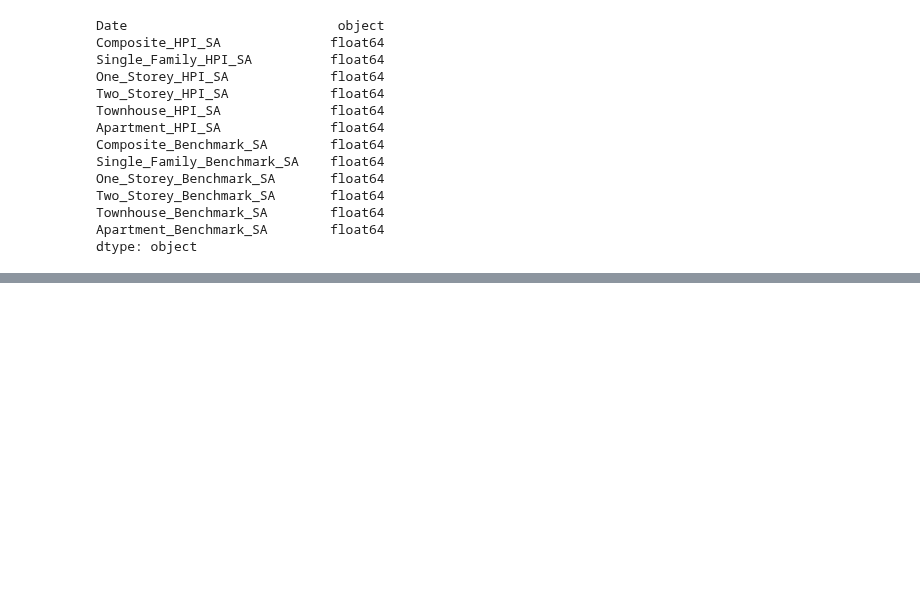
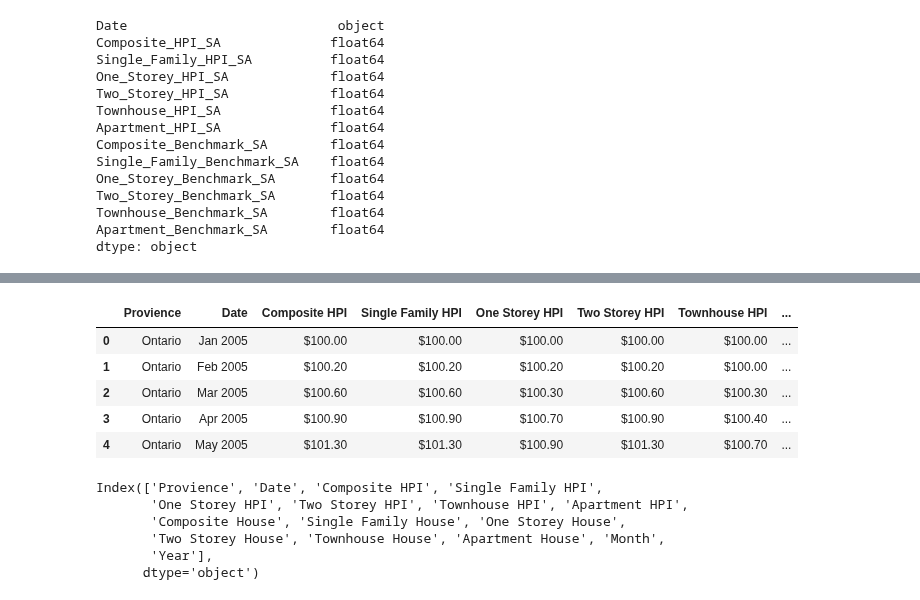
Before and after one commit to JasleenShergill/Covid-s-Effect-on-Real-Estate, a Jupyter notebook: realestate.ipynb, the cells around one changed output, grey strips where cells are left out. Saved outputs shown, nothing was run; the diff lists cells and outputs as text; code cells hidden in the pictures; blank space fills up the shorter version.

```diff
--- a/realestate.ipynb
+++ b/realestate.ipynb
@@ -307,0 +338,20 @@ concat_df.to_csv("Output/real_estate_clean.csv",
+# %%
+# Extracting year from Date
+concat_df[["Month","Year"]]= concat_df["Date"].str.split(" ",expand=True)
+concat_df.head()
+# %% [output]
+|  | Provience | Date | Composite HPI | Single Family HPI | One Storey HPI | Two Storey HPI | Townhouse HPI | ... |
+| 0 | Ontario | Jan 2005 | $100.00 | $100.00 | $100.00 | $100.00 | $100.00 | ... |
+| 1 | Ontario | Feb 2005 | $100.20 | $100.20 | $100.20 | $100.20 | $100.00 | ... |
+| 2 | Ontario | Mar 2005 | $100.60 | $100.60 | $100.30 | $100.60 | $100.30 | ... |
+| 3 | Ontario | Apr 2005 | $100.90 | $100.90 | $100.70 | $100.90 | $100.40 | ... |
+| 4 | Ontario | May 2005 | $101.30 | $101.30 | $100.90 | $101.30 | $100.70 | ... |
+# %%
+concat_df.columns
+# %% [output]
+Index(['Provience', 'Date', 'Composite HPI', 'Single Family HPI',
+       'One Storey HPI', 'Two Storey HPI', 'Townhouse HPI', 'Apartment HPI',
+       'Composite House', 'Single Family House', 'One Storey House',
+       'Two Storey House', 'Townhouse House', 'Apartment House', 'Month',
+       'Year'],
+      dtype='object')
```
Also changed, not shown: parts of 8 cells of this notebook, 1 other file.
